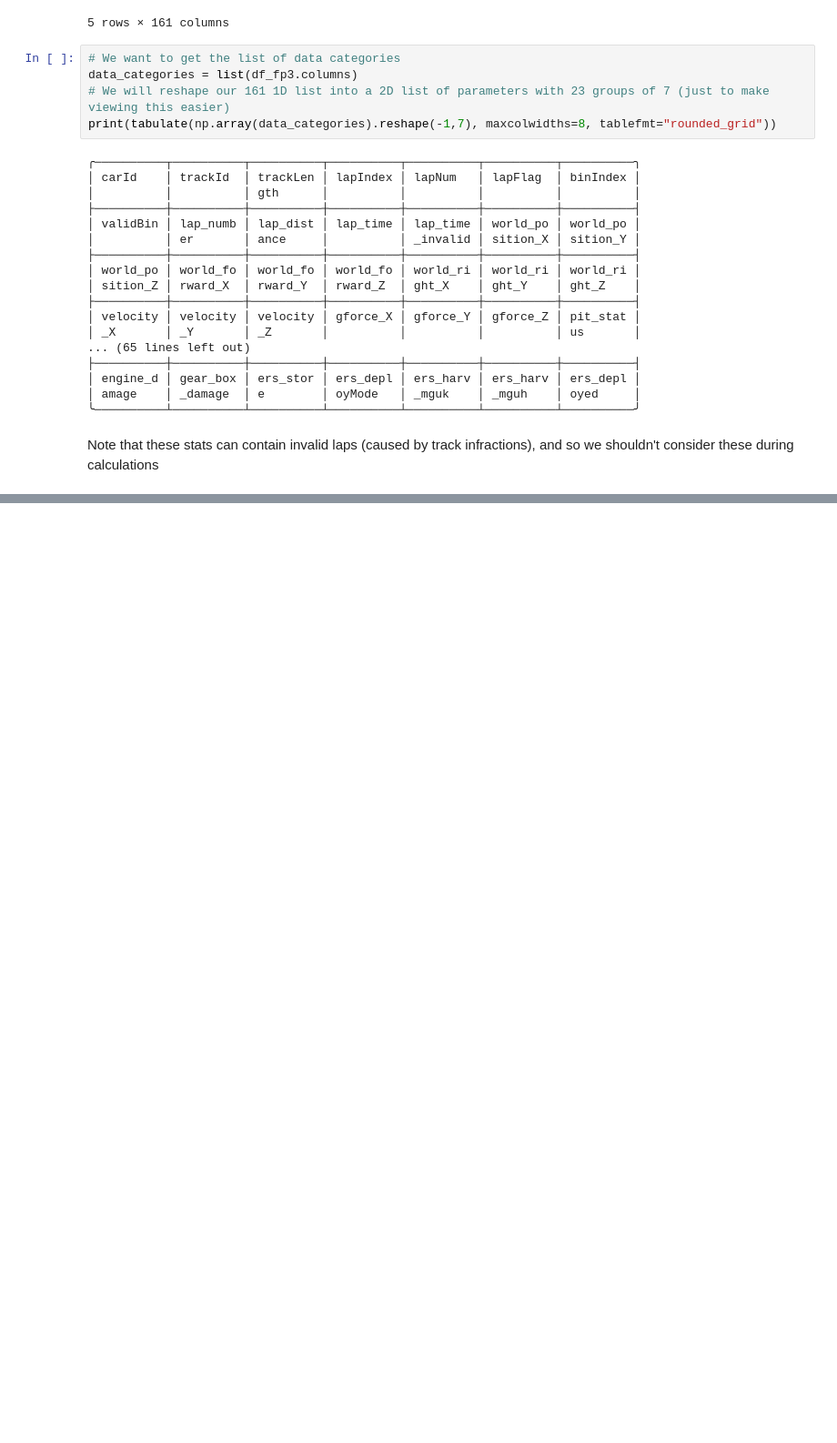
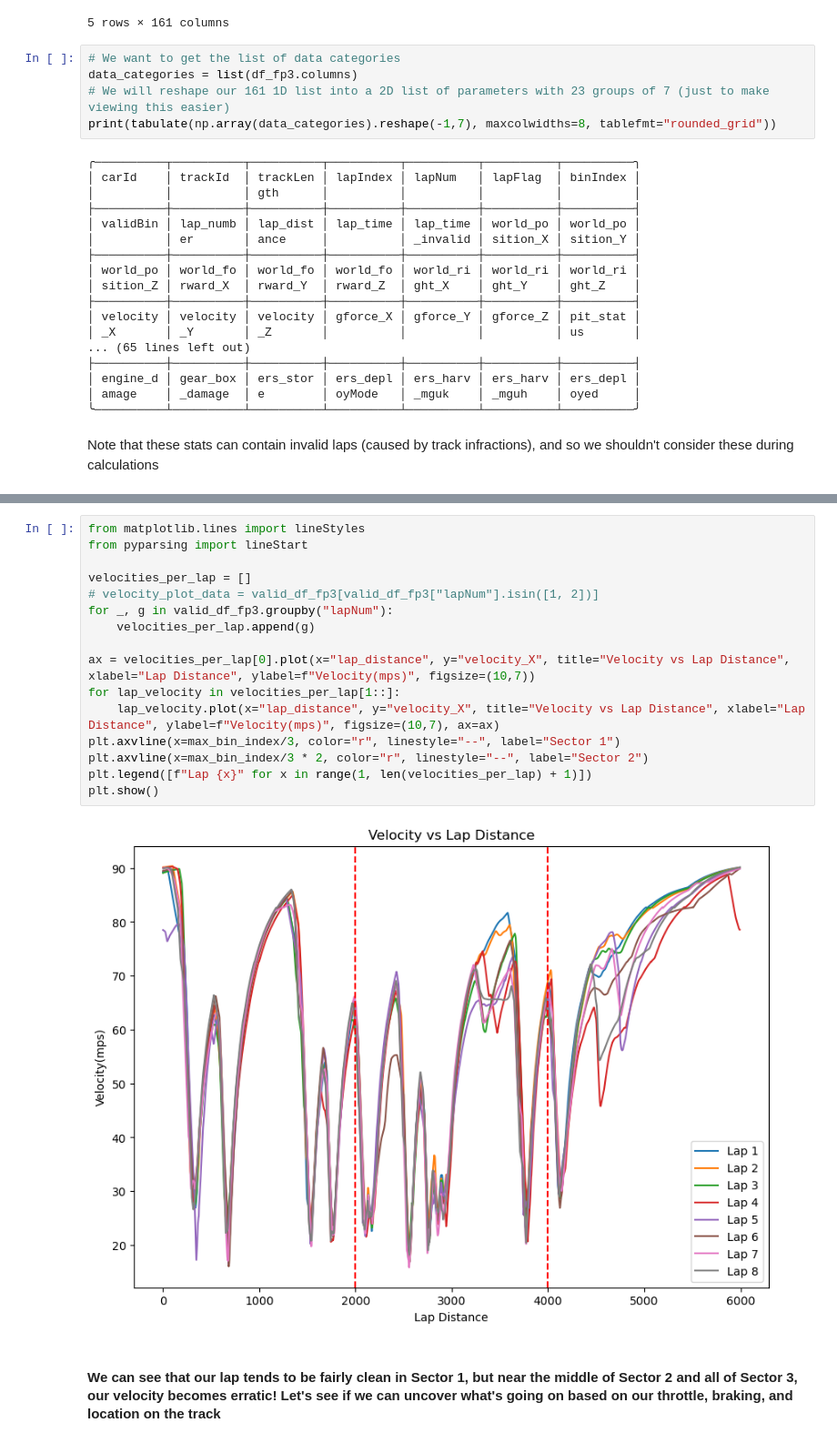
Before and after one commit to Mrugank-Upadhyay/Formula-1-Sim-Telemetry, a Jupyter notebook: practice-data-analysis.ipynb, the cells around one changed output, grey strips where cells are left out. Shown at 91% size. Saved outputs shown, nothing was run; the diff lists cells and outputs as text; blank space fills up the shorter version.

Commit message:
Graphed velocities per lap, now investigating abnormalities in Sector 2 and 3

```diff
--- a/practice-data-analysis.ipynb
+++ b/practice-data-analysis.ipynb
@@ -257,0 +260,20 @@ sorted_laps[["lapNum", "lap_time", "race_position", "tyre_compound_0"]].reset_in
+# %%
+from matplotlib.lines import lineStyles
+from pyparsing import lineStart
+
+velocities_per_lap = []
+# velocity_plot_data = valid_df_fp3[valid_df_fp3["lapNum"].isin([1, 2])]
+for _, g in valid_df_fp3.groupby("lapNum"):
+    velocities_per_lap.append(g)
+
+ax = velocities_per_lap[0].plot(x="lap_distance", y="velocity_X", title="Velocity vs Lap Distance", xlabel="Lap Distance", ylabel=f"Velocity(mps)", figsize=(10,7))
+for lap_velocity in velocities_per_lap[1::]:
+    lap_velocity.plot(x="lap_distance", y="velocity_X", title="Velocity vs Lap Distance", xlabel="Lap Distance", ylabel=f"Velocity(mps)", figsize=(10,7), ax=ax)
+plt.axvline(x=max_bin_index/3, color="r", linestyle="--", label="Sector 1")
+plt.axvline(x=max_bin_index/3 * 2, color="r", linestyle="--", label="Sector 2")
+plt.legend([f"Lap {x}" for x in range(1, len(velocities_per_lap) + 1)])
+plt.show()
+# %% [output]
+[figure, added]
+# %% [markdown]
+#### We can see that our lap tends to be fairly clean in Sector 1, but near the middle of Sector 2 and all of Sector 3, our velocity becomes erratic! Let's see if we can uncover what's going on based on our throttle, braking, and location on the track
```
Also changed, not shown: parts of 7 cells of this notebook.
